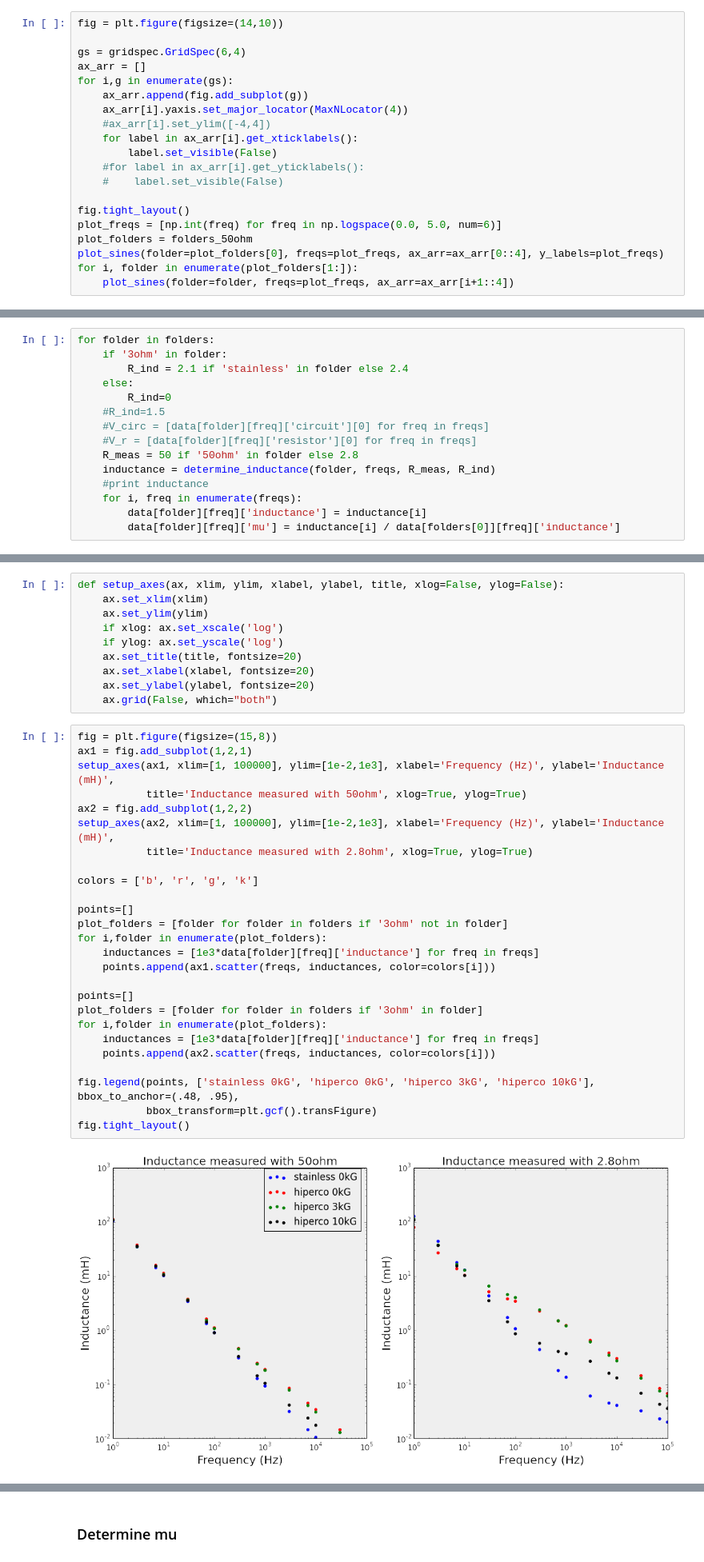
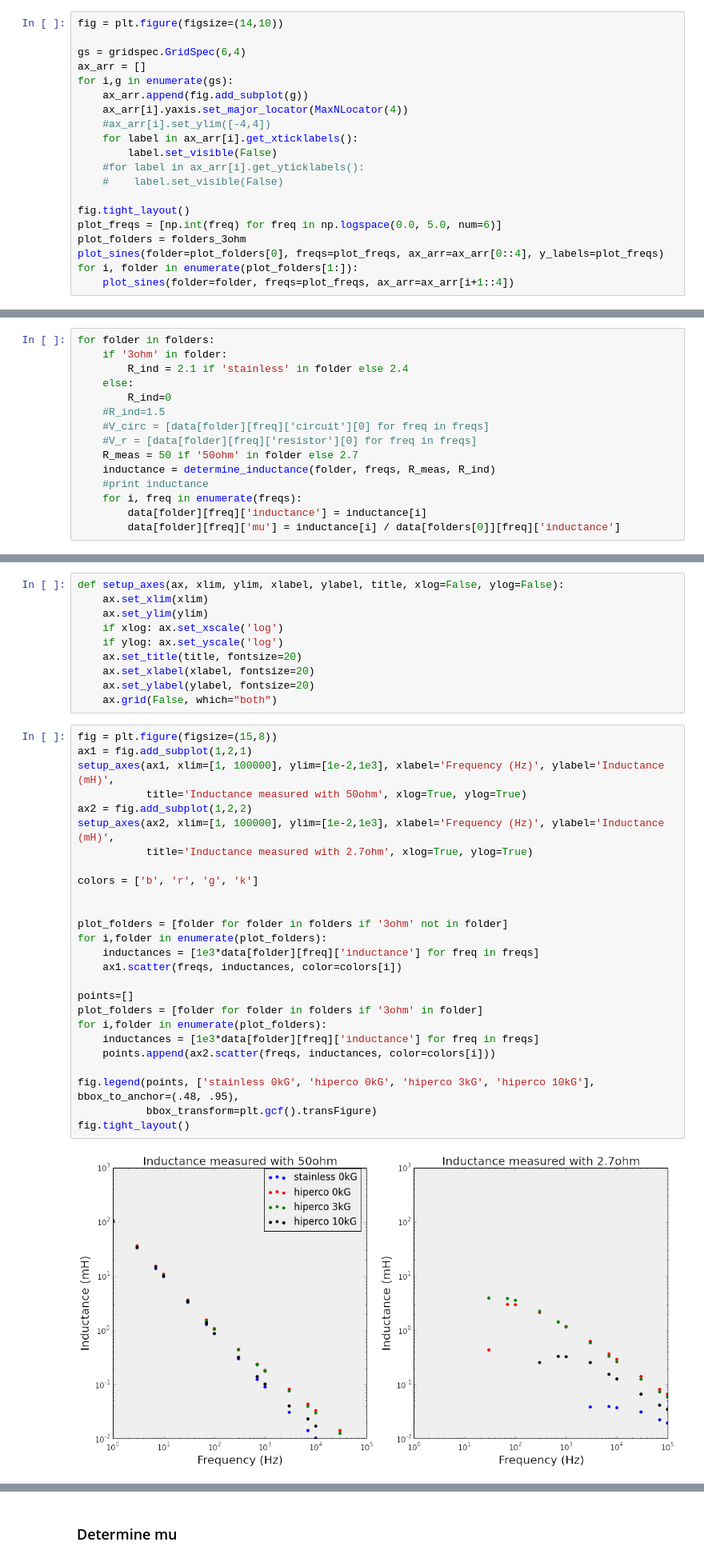
Before and after one commit to cstoafer/inductance-measurements, a Jupyter notebook: Determine mu.ipynb, the cells around one changed output, grey strips where cells are left out. Shown at 80% size. Drawn from its saved outputs; the diff is of its cells as text.

```diff
--- a/Determine mu.ipynb
+++ b/Determine mu.ipynb
@@ -254,7 +259,7 @@ for i,g in enumerate(gs):
 
 fig.tight_layout()
 plot_freqs = [np.int(freq) for freq in np.logspace(0.0, 5.0, num=6)]
-plot_folders = folders_50ohm
+plot_folders = folders_3ohm
 plot_sines(folder=plot_folders[0], freqs=plot_freqs, ax_arr=ax_arr[0::4], y_labels=plot_freqs)
 for i, folder in enumerate(plot_folders[1:]):
     plot_sines(folder=folder, freqs=plot_freqs, ax_arr=ax_arr[i+1::4])
@@ -296,7 +307,7 @@ for folder in folders:
     #R_ind=1.5
     #V_circ = [data[folder][freq]['circuit'][0] for freq in freqs]
     #V_r = [data[folder][freq]['resistor'][0] for freq in freqs]
-    R_meas = 50 if '50ohm' in folder else 2.8
+    R_meas = 50 if '50ohm' in folder else 2.7
     inductance = determine_inductance(folder, freqs, R_meas, R_ind)
     #print inductance
     for i, freq in enumerate(freqs):
@@ -319,28 +330,28 @@ def setup_axes(ax, xlim, ylim, xlabel, ylabel, title, xlog=False, ylog=False):
 # %%
 fig = plt.figure(figsize=(15,8))
 ax1 = fig.add_subplot(1,2,1)
 setup_axes(ax1, xlim=[1, 100000], ylim=[1e-2,1e3], xlabel='Frequency (Hz)', ylabel='Inductance (mH)',
            title='Inductance measured with 50ohm', xlog=True, ylog=True)
 ax2 = fig.add_subplot(1,2,2)
 setup_axes(ax2, xlim=[1, 100000], ylim=[1e-2,1e3], xlabel='Frequency (Hz)', ylabel='Inductance (mH)',
-           title='Inductance measured with 2.8ohm', xlog=True, ylog=True)
+           title='Inductance measured with 2.7ohm', xlog=True, ylog=True)
 
 colors = ['b', 'r', 'g', 'k']
 
-points=[]
+
 plot_folders = [folder for folder in folders if '3ohm' not in folder]
 for i,folder in enumerate(plot_folders):
     inductances = [1e3*data[folder][freq]['inductance'] for freq in freqs]
-    points.append(ax1.scatter(freqs, inductances, color=colors[i]))
+    ax1.scatter(freqs, inductances, color=colors[i])
 
 points=[]
 plot_folders = [folder for folder in folders if '3ohm' in folder]
 for i,folder in enumerate(plot_folders):
     inductances = [1e3*data[folder][freq]['inductance'] for freq in freqs]
     points.append(ax2.scatter(freqs, inductances, color=colors[i]))
 
 fig.legend(points, ['stainless 0kG', 'hiperco 0kG', 'hiperco 3kG', 'hiperco 10kG'], bbox_to_anchor=(.48, .95),
            bbox_transform=plt.gcf().transFigure)
 fig.tight_layout()
 # %% [output]
-[figure, old version]
+[figure, new version]
```
Also changed, not shown: parts of 21 cells of this notebook.
